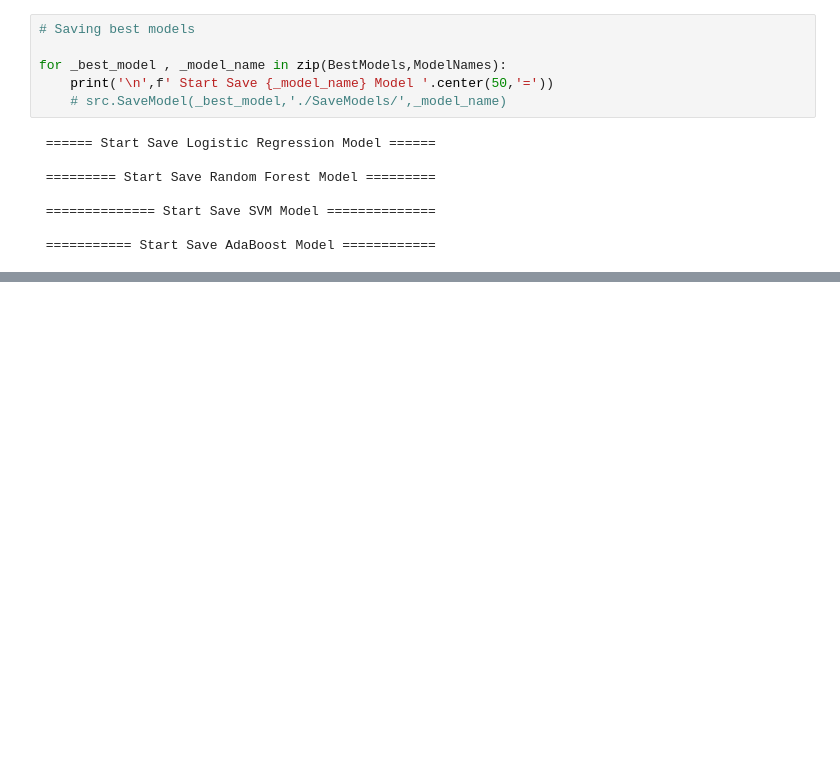
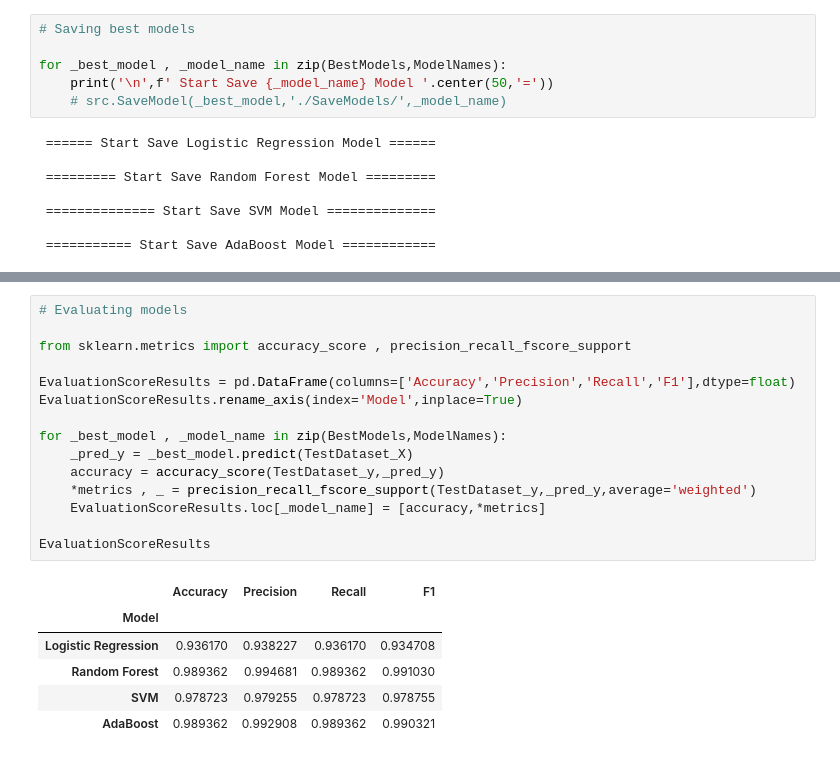
Before and after one commit to alexisuaguilaru/HealthySleep, a Jupyter notebook: MachineLearning/ModelsTraining.ipynb, the cells around one changed output, grey strips where cells are left out. Drawn from its saved outputs; the diff is of its cells as text; blank space fills up the shorter version.

```diff
--- a/MachineLearning/ModelsTraining.ipynb
+++ b/MachineLearning/ModelsTraining.ipynb
@@ -429,0 +471,22 @@ for _best_model , _model_name in zip(BestModels,ModelNames):
+# %%
+# Evaluating models
+
+from sklearn.metrics import accuracy_score , precision_recall_fscore_support
+
+EvaluationScoreResults = pd.DataFrame(columns=['Accuracy','Precision','Recall','F1'],dtype=float)
+EvaluationScoreResults.rename_axis(index='Model',inplace=True)
+
+for _best_model , _model_name in zip(BestModels,ModelNames):
+    _pred_y = _best_model.predict(TestDataset_X)
+    accuracy = accuracy_score(TestDataset_y,_pred_y)
+    *metrics , _ = precision_recall_fscore_support(TestDataset_y,_pred_y,average='weighted')
+    EvaluationScoreResults.loc[_model_name] = [accuracy,*metrics]
+
+EvaluationScoreResults
+# %% [output]
+|  | Accuracy | Precision | Recall | F1 |
+| Model |  |  |  |  |
+| Logistic Regression | 0.936170 | 0.938227 | 0.936170 | 0.934708 |
+| Random Forest | 0.989362 | 0.994681 | 0.989362 | 0.991030 |
+| SVM | 0.978723 | 0.979255 | 0.978723 | 0.978755 |
+| AdaBoost | 0.989362 | 0.992908 | 0.989362 | 0.990321 |
```
Also changed, not shown: parts of 6 cells of this notebook, 4 other files.
